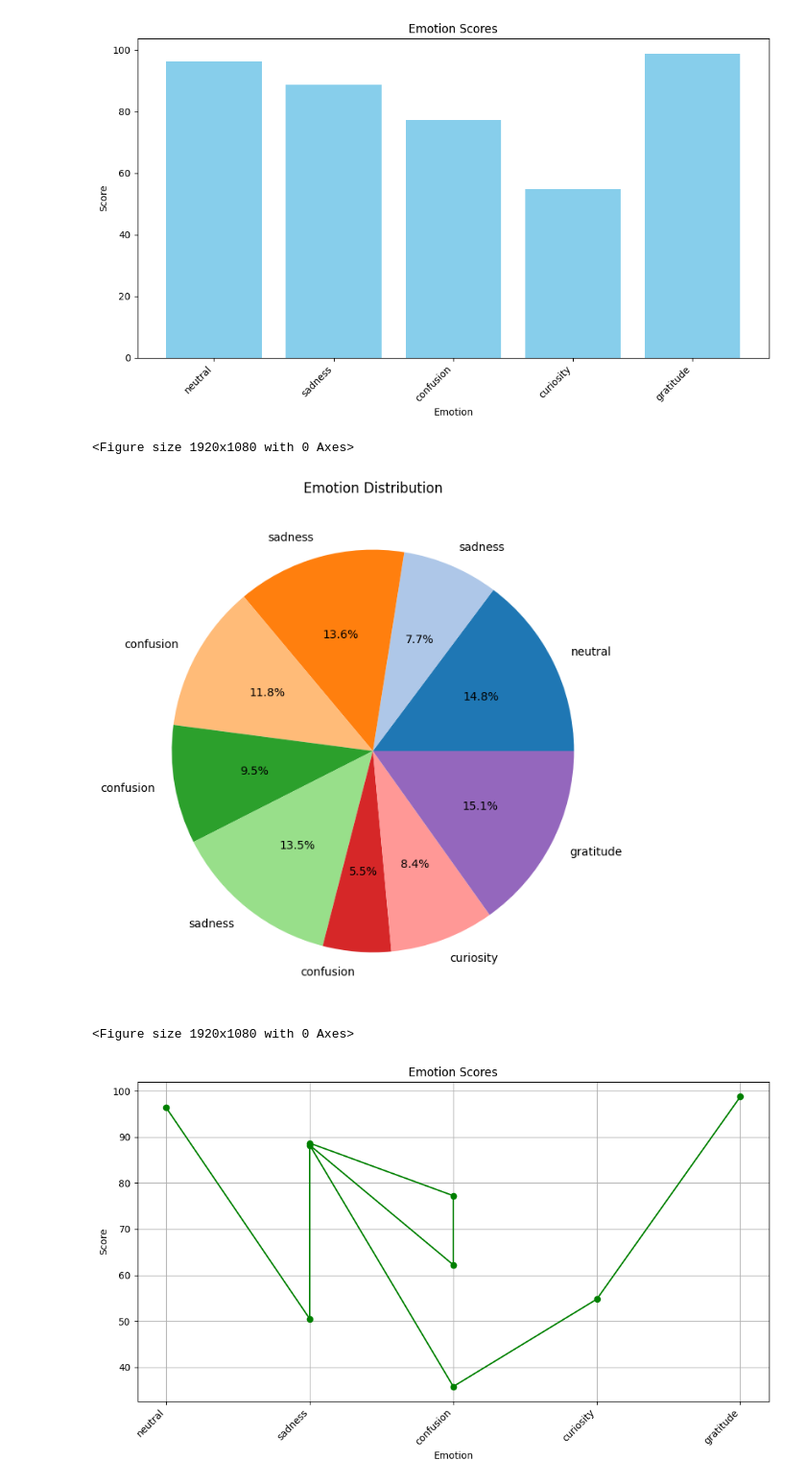
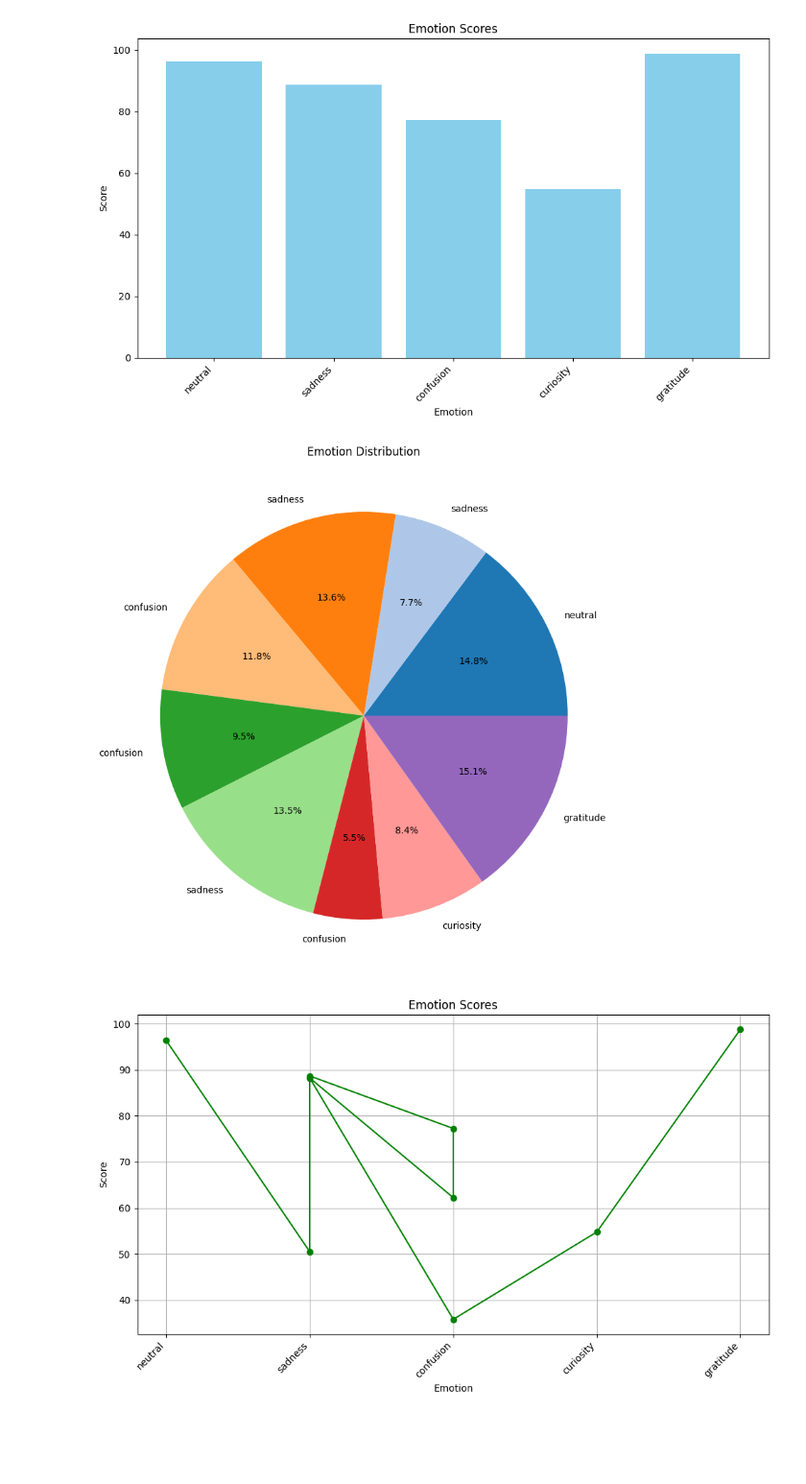
Before and after one commit to Avishek-Chakraborty/chatBot_colab_1, a Jupyter notebook: new_good_code.ipynb, the cells around one changed output. Shown at 96% size. Cells and saved outputs as stored; diff of their text form; code cells hidden in the pictures; blank space fills up the shorter version.

```diff
--- a/new_good_code.ipynb
+++ b/new_good_code.ipynb
@@ -420,31 +446,19 @@ plt.tight_layout()
 plt.show()
 # %% [output]
 [figure]
-# %%
-fig_width_inch = 1920 / 100  # Example: 1920 pixels / 100 DPI = 19.2 inches
-fig_height_inch = 1080 / 100  # Example: 1080 pixels / 100 DPI = 10.8 inches
-plt.figure(figsize=(fig_width_inch, fig_height_inch))
-
-# Save the plot with the desired resolution
-dpi_value = 100  # This is an example value; adjust as needed for your desired quality
-plt.savefig('emotion_scores_1.png', dpi=dpi_value)
-# %% [output]
-<Figure size 1920x1080 with 0 Axes>
 # %%
-plt.figure(figsize=(8, 8))
+import matplotlib.pyplot as plt
+
+# Create a pie chart
+plt.figure(figsize=(10, 10))  # Adjust the figure size to get the desired aspect ratio
 plt.pie(scores, labels=labels, autopct='%1.1f%%', colors=plt.cm.tab20.colors)
 plt.title('Emotion Distribution')
+
+# Save the plot as a PNG file
+plt.savefig('emotion_distribution_1.png', dpi=240)  # Adjust DPI to get your desired resolution
+
+# Show the plot
 plt.show()
 # %% [output]
-[figure, old version]
+[figure, new version]
-# %%
-fig_width_inch = 1920 / 100  # Example: 1920 pixels / 100 DPI = 19.2 inches
-fig_height_inch = 1080 / 100  # Example: 1080 pixels / 100 DPI = 10.8 inches
-plt.figure(figsize=(fig_width_inch, fig_height_inch))
-
-# Save the plot with the desired resolution
-dpi_value = 100  # This is an example value; adjust as needed for your desired quality
-plt.savefig('emotion_distribution_1.png', dpi=dpi_value)
-# %% [output]
-<Figure size 1920x1080 with 0 Axes>
 # %%
```
Also changed, not shown: parts of 5 cells of this notebook.
